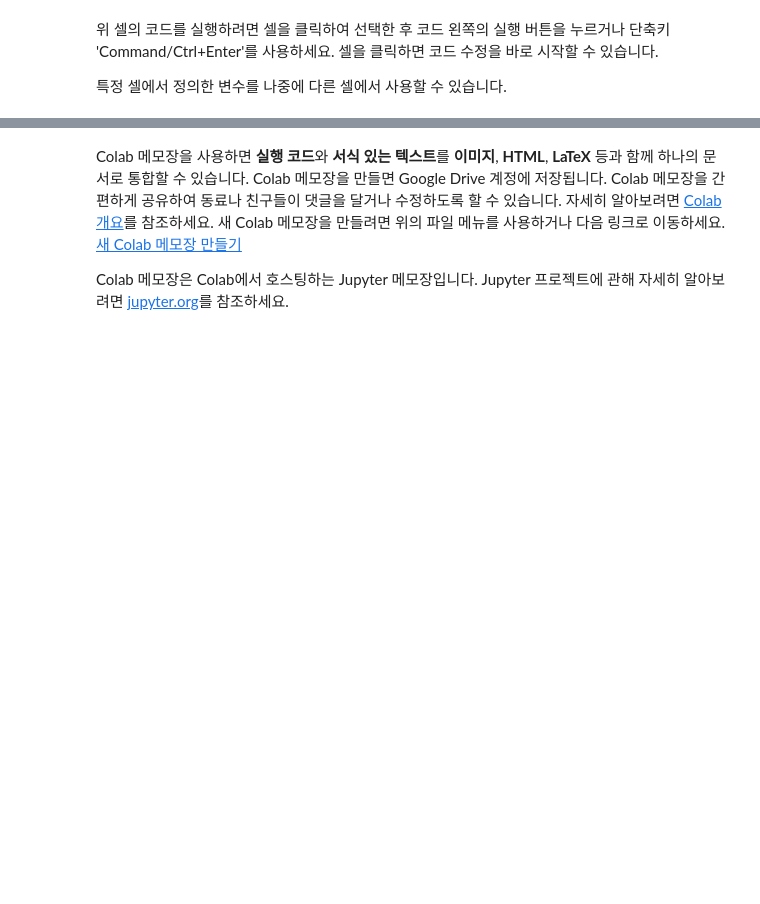
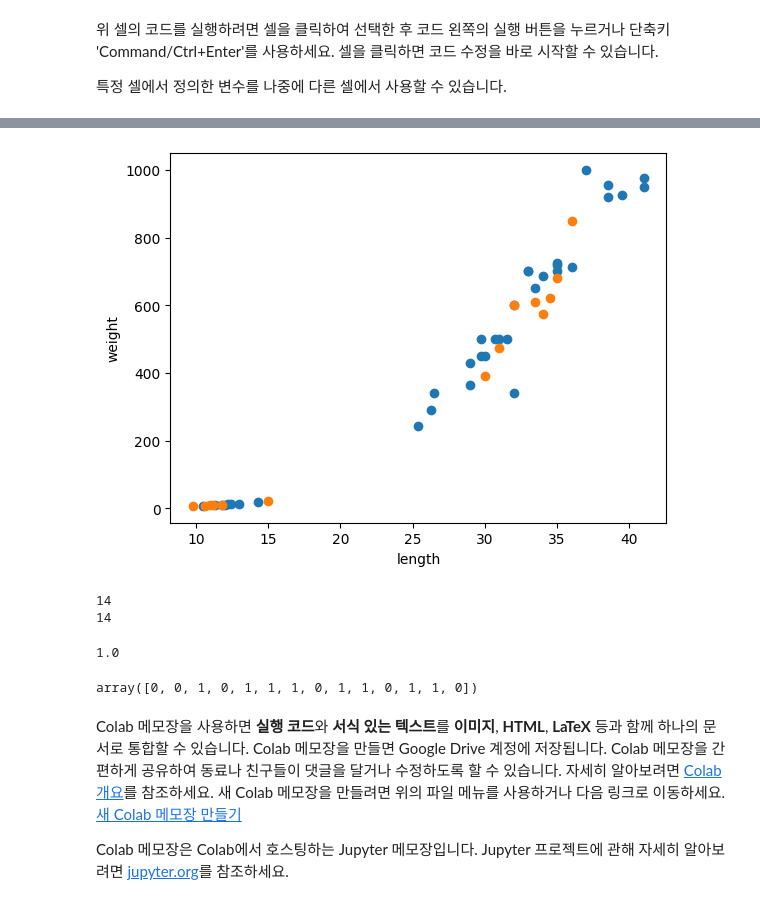
Before and after one commit to stargazer0/MachineLearning, a Jupyter notebook: Colaboratory에_오신_것을_환영합니다.ipynb, the cells around one changed output, grey strips where cells are left out. Cells and saved outputs as stored; diff of their text form; code cells hidden in the pictures; blank space fills up the shorter version.

```diff
--- a/Colaboratory에_오신_것을_환영합니다.ipynb
+++ b/Colaboratory에_오신_것을_환영합니다.ipynb
@@ -38,7 +35,9 @@ Colaboratory&#40;줄여서 'Colab'이라고 함&#41;을 통해 브라우저 내
 # %%
-bream_length = [25.4, 26.3, 26.5, 29.0, 29.0, 29.7, 29.7, 30.0, 30.0, 30.7, 31.0, 31.0,
+fish_length = [25.4, 26.3, 26.5, 29.0, 29.0, 29.7, 29.7, 30.0, 30.0, 30.7, 31.0, 31.0,
                 31.5, 32.0, 32.0, 32.0, 33.0, 33.0, 33.5, 33.5, 34.0, 34.0, 34.5, 35.0,
-                35.0, 35.0, 35.0, 36.0, 36.0, 37.0, 38.5, 38.5, 39.5, 41.0, 41.0]
-bream_weight = [242.0, 290.0, 340.0, 363.0, 430.0, 450.0, 500.0, 390.0, 450.0, 500.0, 475.0, 500.0,
+                35.0, 35.0, 35.0, 36.0, 36.0, 37.0, 38.5, 38.5, 39.5, 41.0, 41.0, 9.8,
+                10.5, 10.6, 11.0, 11.2, 11.3, 11.8, 11.8, 12.0, 12.2, 12.4, 13.0, 14.3, 15.0]
+fish_weight = [242.0, 290.0, 340.0, 363.0, 430.0, 450.0, 500.0, 390.0, 450.0, 500.0, 475.0, 500.0,
                 500.0, 340.0, 600.0, 600.0, 700.0, 700.0, 610.0, 650.0, 575.0, 685.0, 620.0, 680.0,
-                700.0, 725.0, 720.0, 714.0, 850.0, 1000.0, 920.0, 955.0, 925.0, 975.0, 950.0]
+                700.0, 725.0, 720.0, 714.0, 850.0, 1000.0, 920.0, 955.0, 925.0, 975.0, 950.0, 6.7,
+                7.5, 7.0, 9.7, 9.8, 8.7, 10.0, 9.9, 9.8, 12.2, 13.4, 12.2, 19.7, 19.9]
@@ -60,0 +73,21 @@ smelt_weight = [6.7, 7.5, 7.0, 9.7, 9.8, 8.7, 10.0, 9.9, 9.8, 12.2, 13.4, 12.2,
+# %%
+import numpy as np
+
+input_arr = np.array(fish_data)
+target_arr = np.array(fish_target)
+
+print(input_arr.shape)
+
+np.random.seed(42)
+index = np.arange(49)
+print(index)
+np.random.shuffle(index)
+print(input_arr[[1,3]])
+print(f"target_arr {target_arr}")
+train_input = input_arr[index[:35]]
+train_target = target_arr[index[:35]]
+print(f"train_target {train_target}")
+print(input_arr[13], train_input[0])
+
+test_input = input_arr[index[35:]]
+test_target = target_arr[index[35:]]
@@ -61,3 +105,27 @@ smelt_weight = [6.7, 7.5, 7.0, 9.7, 9.8, 8.7, 10.0, 9.9, 9.8, 12.2, 13.4, 12.2,
+# %%
+import matplotlib.pyplot as plt
+
+
+plt.scatter(train_input[:,0], train_input[:,1])
+plt.scatter(test_input[:,0], test_input[:,1])
+plt.xlabel('length')
+plt.ylabel('weight')
+plt.show()
+# %% [output]
+[figure, added]
+# %%
+
+kn.fit(train_input, train_target)
+kn.score(test_input, test_target)
+# %% [output]
+14
+14
+1.0
+# %%
+kn.predict(test_input)
+test_target
+# %% [output]
+array([0, 0, 1, 0, 1, 1, 1, 0, 1, 1, 0, 1, 1, 0])
 # %% [markdown]
 Colab 메모장을 사용하면 <strong>실행 코드</strong>와 <strong>서식 있는 텍스트</strong>를 <strong>이미지</strong>, <strong>HTML</strong>, <strong>LaTeX</strong> 등과 함께 하나의 문서로 통합할 수 있습니다. Colab 메모장을 만들면 Google Drive 계정에 저장됩니다. Colab 메모장을 간편하게 공유하여 동료나 친구들이 댓글을 달거나 수정하도록 할 수 있습니다. 자세히 알아보려면 <a href="/notebooks/basic_features_overview.ipynb">Colab 개요</a>를 참조하세요. 새 Colab 메모장을 만들려면 위의 파일 메뉴를 사용하거나 다음 링크로 이동하세요. <a href="http://colab.research.google.com#create=true">새 Colab 메모장 만들기</a>
 
```
Also changed, not shown: parts of 17 cells of this notebook.
